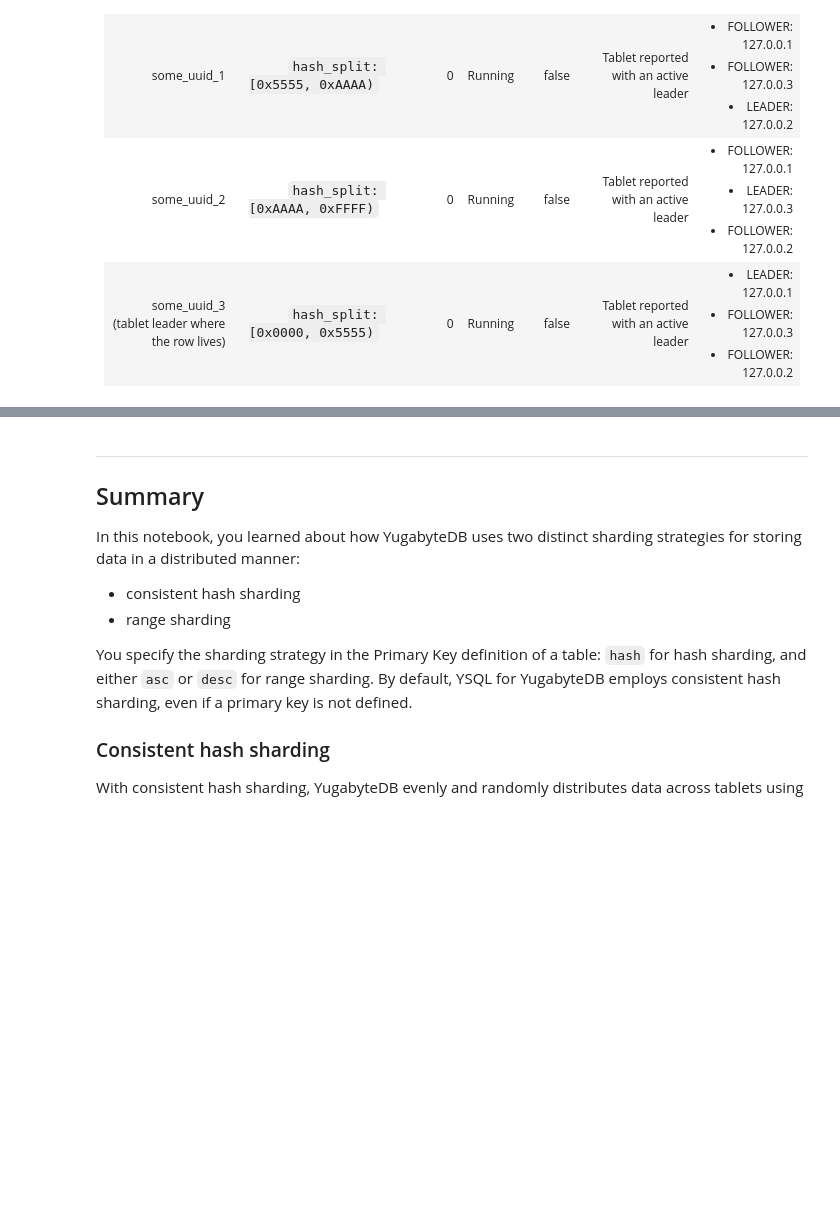
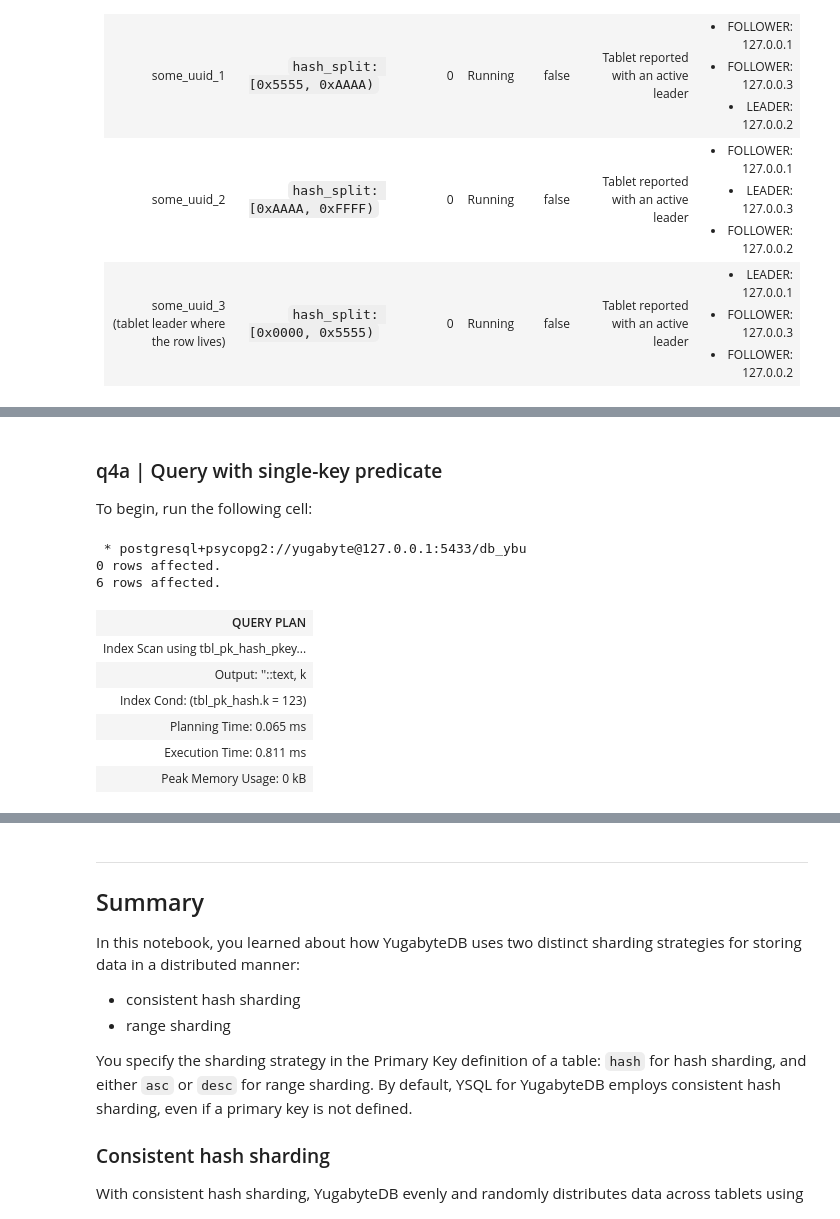
Before and after one commit to YugabyteDB-University/YSQL-Development, a Jupyter notebook: 02_Tables_Tablets_and_Sharding.ipynb, the cells around one changed output, grey strips where cells are left out. Saved outputs shown, nothing was run; the diff lists cells and outputs as text; code cells hidden in the pictures; blank space fills up the shorter version.

```diff
--- a/02_Tables_Tablets_and_Sharding.ipynb
+++ b/02_Tables_Tablets_and_Sharding.ipynb
@@ -648,0 +591,28 @@ When fetching rows in reverse order of the index, with `Index Scan Backward`, th
+# %% [markdown]
+### q4a | Query with single-key predicate
+To begin, run the following cell:
+# %%
+%%sql /* explain plan */
+execute stmt_util_metrics_snap_reset;
+explain (costs off, analyze, verbose)
+select '' as _
+  , k
+from tbl_pk_hash
+-- from tbl_pk_range
+where 1=1
+and k = 123
+-- and k between 100 and 200
+-- order by k desc
+-- limit 30
+;
+# %% [output]
+ * postgresql+psycopg2://yugabyte@127.0.0.1:5433/db_ybu
+0 rows affected.
+6 rows affected.
+| QUERY PLAN |
+| Index Scan using tbl_pk_hash_pkey... |
+| Output: ''::text, k |
+| Index Cond: (tbl_pk_hash.k = 123) |
+| Planning Time: 0.065 ms |
+| Execution Time: 0.811 ms |
+| Peak Memory Usage: 0 kB |
```
Also changed, not shown: parts of 53 cells of this notebook.
